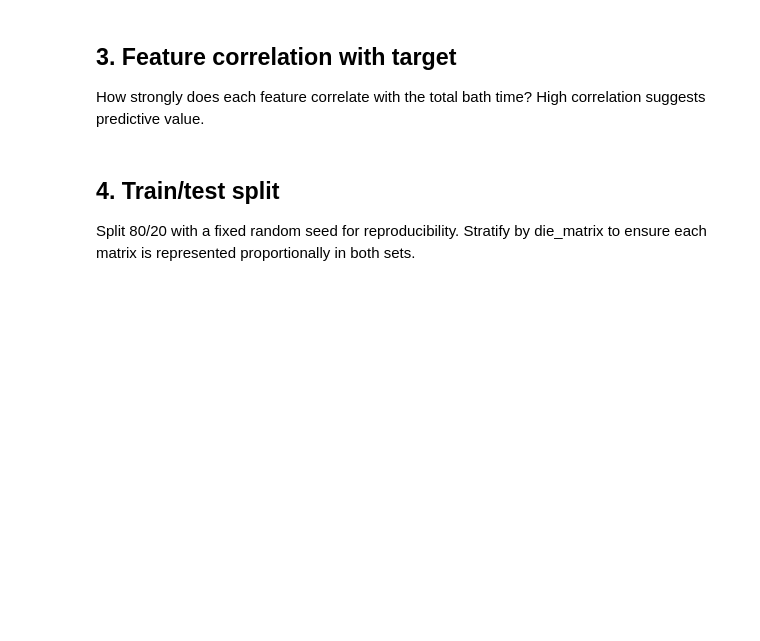
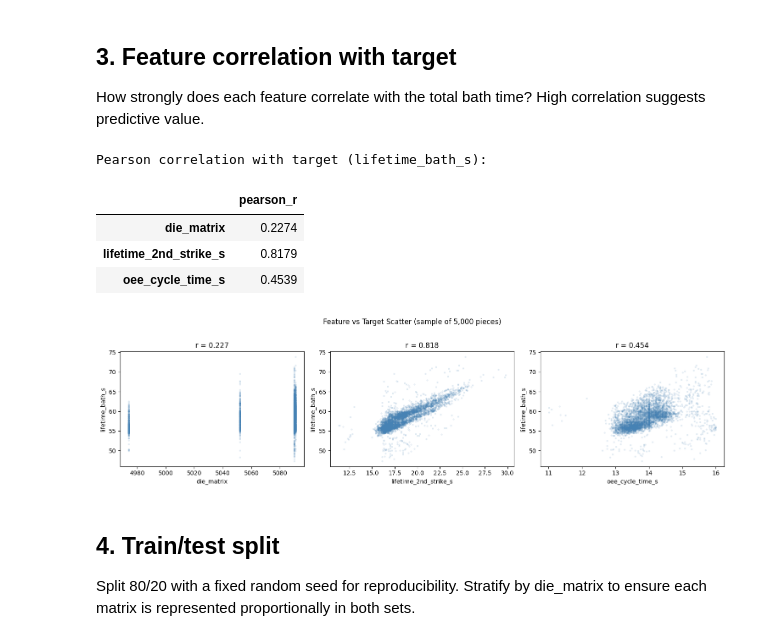
Before and after one commit to baranerdogan11/baranerdogan-caws-final-project, a Jupyter notebook: notebooks/05_feature_selection_and_model.ipynb, the cells around one changed output. Saved outputs shown, nothing was run; the diff lists cells and outputs as text; code cells hidden in the pictures; blank space fills up the shorter version.

Commit message:
task-06: feature selection and gradient boosting model

```diff
--- a/notebooks/05_feature_selection_and_model.ipynb
+++ b/notebooks/05_feature_selection_and_model.ipynb
@@ -39,0 +57,8 @@ This notebook defines the features for predicting total piece travel time, train
+# %%
+gold_path = Path('data/gold/pieces.parquet')
+assert gold_path.exists(), "Gold file not found — run 02_silver_to_gold.ipynb first"
+
+df = pd.read_parquet(gold_path)
+print(f"Loaded {len(df):,} rows from gold dataset")
+print(f"Columns: {list(df.columns)}")
+df.head(3)
@@ -48,0 +79,15 @@ Drop rows where any feature or the target is NULL (missing drill data does not a
+# %%
+FEATURES = ['die_matrix', 'lifetime_2nd_strike_s', 'oee_cycle_time_s']
+TARGET = 'lifetime_bath_s'
+
+df_model = df[FEATURES + [TARGET]].dropna().copy()
+df_model['die_matrix'] = df_model['die_matrix'].astype(int)
+
+print(f"Rows before dropna: {len(df):,}")
+print(f"Rows after dropna:  {len(df_model):,}")
+print(f"Dropped (NULL OEE or target): {len(df) - len(df_model):,}")
+print()
+print("Feature summary:")
+display(df_model[FEATURES].describe().round(3))
+print(f"\nTarget ({TARGET}) summary:")
+display(df_model[[TARGET]].describe().round(3))
@@ -55,3 +123,27 @@ How strongly does each feature correlate with the total bath time? High correlat
+# %%
+correlations = df_model[FEATURES + [TARGET]].corr(method='pearson')[TARGET].drop(TARGET)
+print("Pearson correlation with target (lifetime_bath_s):")
+display(correlations.to_frame('pearson_r').round(4))
+
+fig, axes = plt.subplots(1, len(FEATURES), figsize=(15, 4))
+for ax, feat in zip(axes, FEATURES):
+    sample = df_model.sample(min(5000, len(df_model)), random_state=RANDOM_SEED)
+    ax.scatter(sample[feat], sample[TARGET], alpha=0.1, s=5, color='steelblue')
+    ax.set_xlabel(feat)
+    ax.set_ylabel(TARGET)
+    r = correlations[feat]
+    ax.set_title(f'r = {r:.3f}')
+
+plt.suptitle('Feature vs Target Scatter (sample of 5,000 pieces)', y=1.02)
+plt.tight_layout()
+plt.show()
+# %% [output]
+Pearson correlation with target (lifetime_bath_s):
+|  | pearson_r |
+| die_matrix | 0.2274 |
+| lifetime_2nd_strike_s | 0.8179 |
+| oee_cycle_time_s | 0.4539 |
+[figure, added]
 # %% [markdown]
 ## 4. Train/test split
 
```
Also changed, not shown: parts of 23 cells of this notebook.
